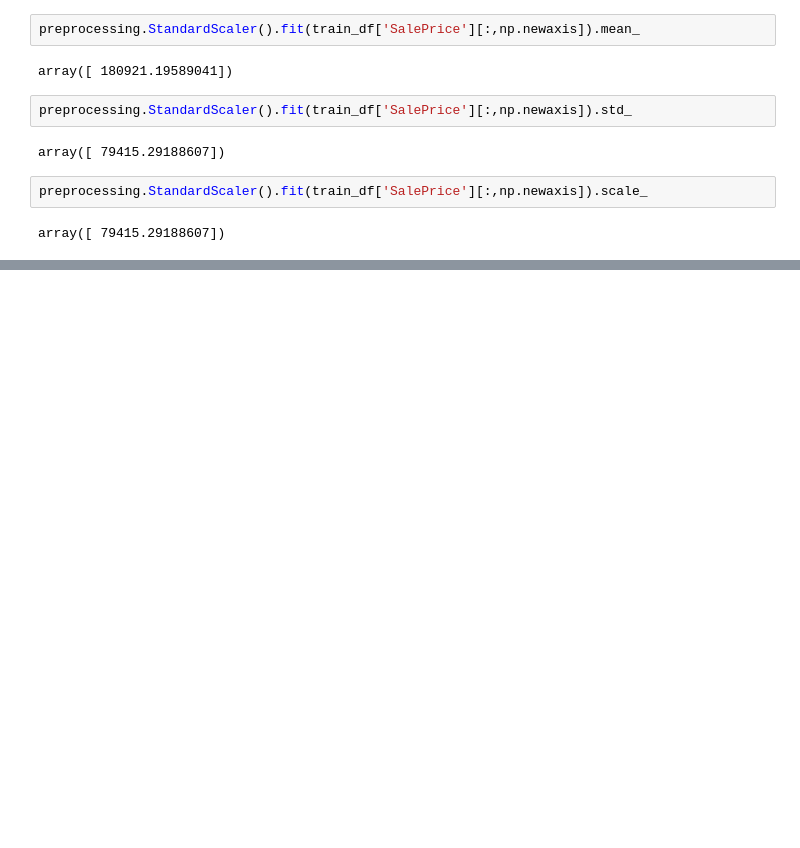
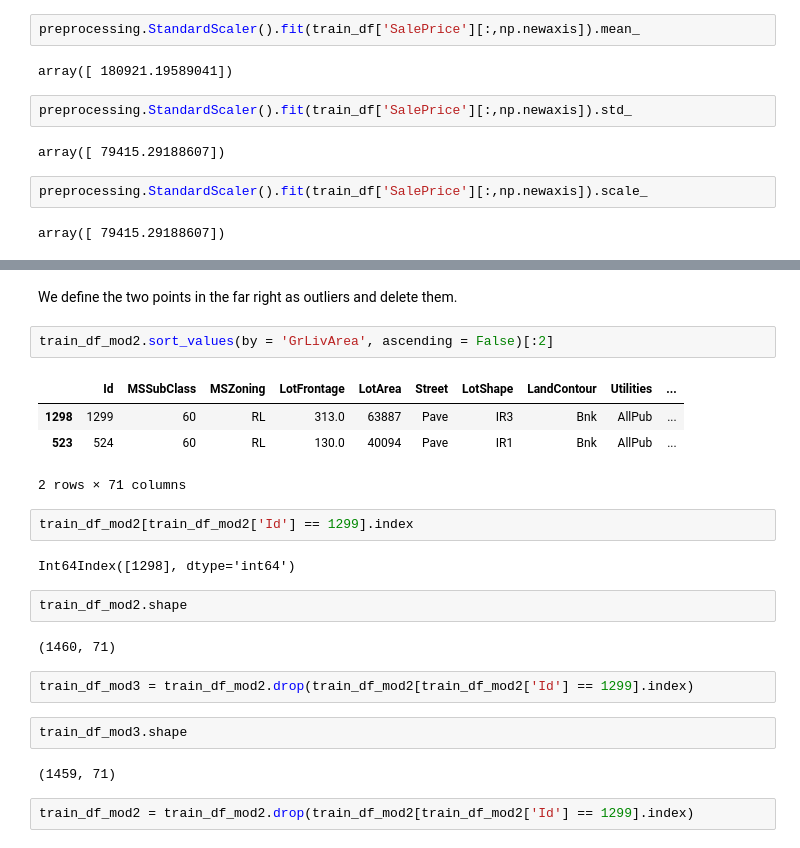
Before and after one commit to sushant2811/KaggleHousingPrices, a Jupyter notebook: KaggleHousingPrices.ipynb, the cells around one changed output, grey strips where cells are left out. Cells and saved outputs as stored; diff of their text form; blank space fills up the shorter version.

Commit message:
Handling the outliers

```diff
--- a/KaggleHousingPrices.ipynb
+++ b/KaggleHousingPrices.ipynb
@@ -1460,0 +1491,25 @@ array([ 79415.29188607])
+# %% [markdown]
+We define the two points in the far right as outliers and delete them.
+# %%
+train_df_mod2.sort_values(by = 'GrLivArea', ascending = False)[:2]
+# %% [output]
+|  | Id | MSSubClass | MSZoning | LotFrontage | LotArea | Street | LotShape | LandContour | Utilities | ... |
+| 1298 | 1299 | 60 | RL | 313.0 | 63887 | Pave | IR3 | Bnk | AllPub | ... |
+| 523 | 524 | 60 | RL | 130.0 | 40094 | Pave | IR1 | Bnk | AllPub | ... |
+2 rows × 71 columns
+# %%
+train_df_mod2[train_df_mod2['Id'] == 1299].index
+# %% [output]
+Int64Index([1298], dtype='int64')
+# %%
+train_df_mod2.shape
+# %% [output]
+(1460, 71)
+# %%
+train_df_mod3 = train_df_mod2.drop(train_df_mod2[train_df_mod2['Id'] == 1299].index)
+# %%
+train_df_mod3.shape
+# %% [output]
+(1459, 71)
+# %%
+train_df_mod2 = train_df_mod2.drop(train_df_mod2[train_df_mod2['Id'] == 1299].index)
```
Also changed, not shown: parts of 8 cells of this notebook.
